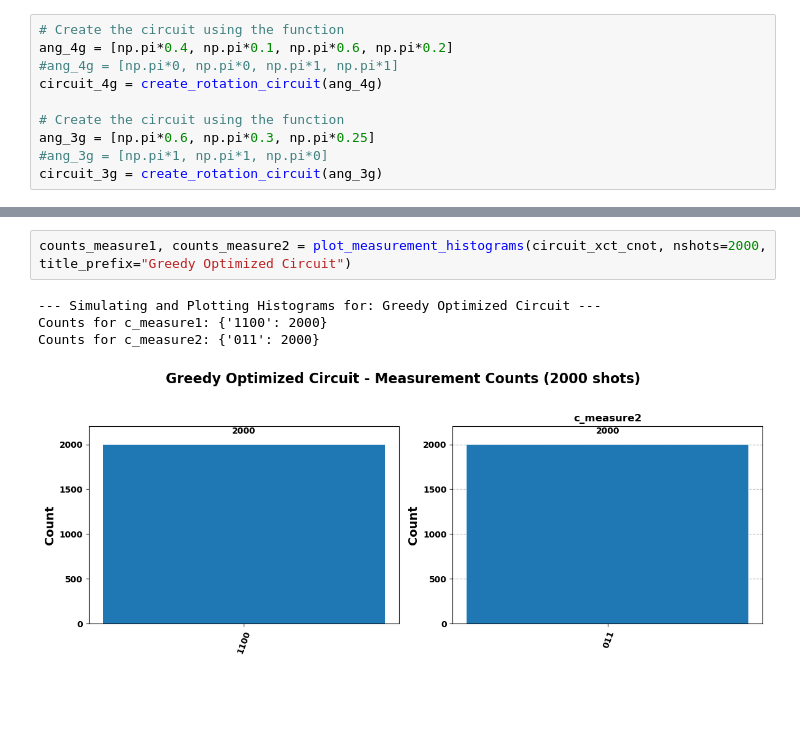
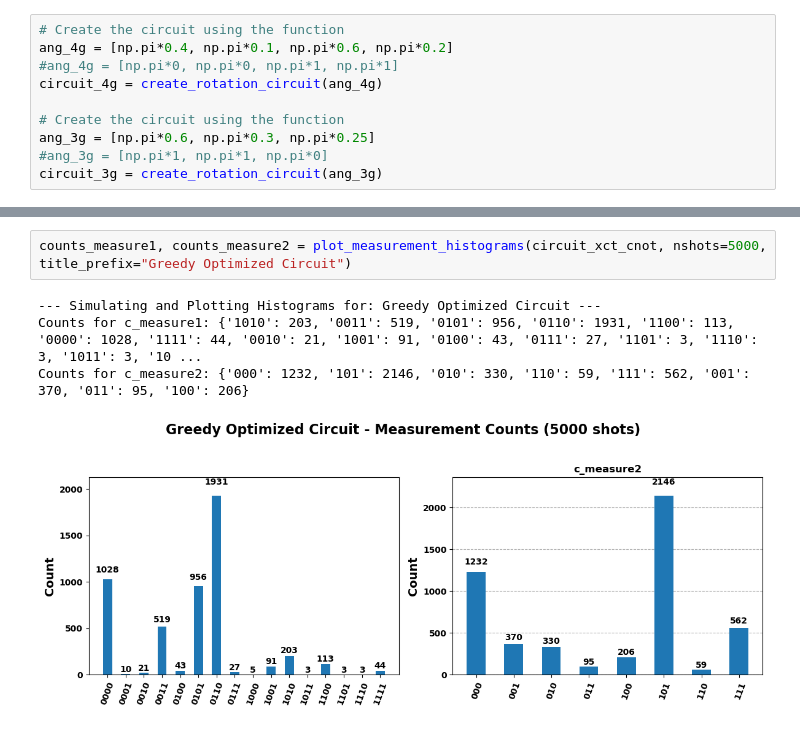
Before and after one commit to cailab-tamu/QuantumXCT, a Jupyter notebook: python/qSim_cell_chat.ipynb, the cells around one changed output, grey strips where cells are left out. Saved outputs shown, nothing was run; the diff lists cells and outputs as text; blank space fills up the shorter version.

```diff
--- a/python/qSim_cell_chat.ipynb
+++ b/python/qSim_cell_chat.ipynb
@@ -107,7 +108,7 @@ circuit_xct_cnot.draw(output="mpl", style="clifford", fold=40,  scale = 1.0)
 # %%
-counts_measure1, counts_measure2 = plot_measurement_histograms(circuit_xct_cnot, nshots=2000, title_prefix="Greedy Optimized Circuit")
+counts_measure1, counts_measure2 = plot_measurement_histograms(circuit_xct_cnot, nshots=5000, title_prefix="Greedy Optimized Circuit")
 # %% [output]
 --- Simulating and Plotting Histograms for: Greedy Optimized Circuit ---
-Counts for c_measure1: {'1100': 2000}
-Counts for c_measure2: {'011': 2000}
+Counts for c_measure1: {'1010': 203, '0011': 519, '0101': 956, '0110': 1931, '1100': 113, '0000': 1028, '1111': 44, '0010': 21, '1001': 91, '0100': 43, '0111': 27, '1101': 3, '1110': 3, '1011': 3, '10 ...
+Counts for c_measure2: {'000': 1232, '101': 2146, '010': 330, '110': 59, '111': 562, '001': 370, '011': 95, '100': 206}
-[figure, old version]
+[figure, new version]
```
Also changed, not shown: parts of 10 cells of this notebook.
